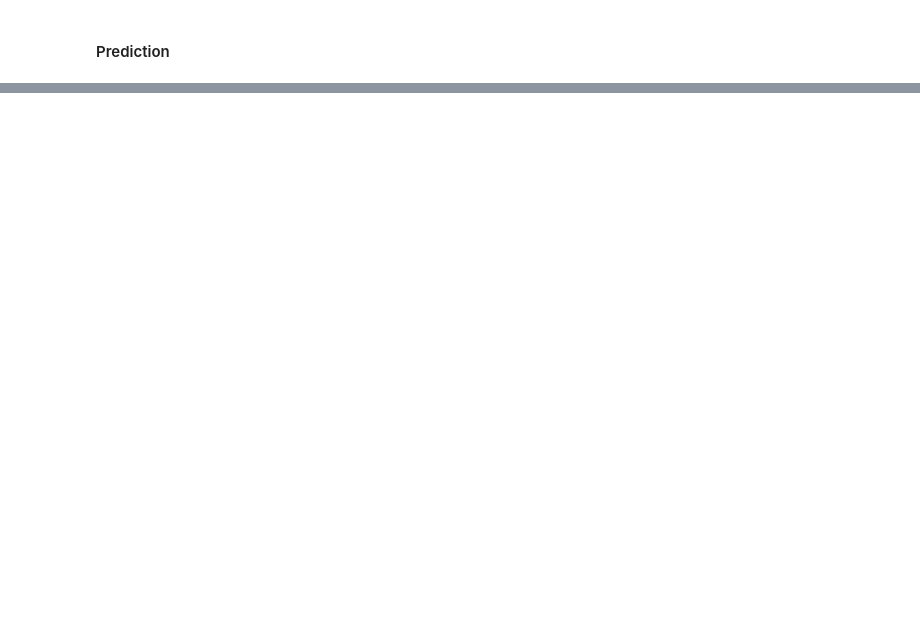
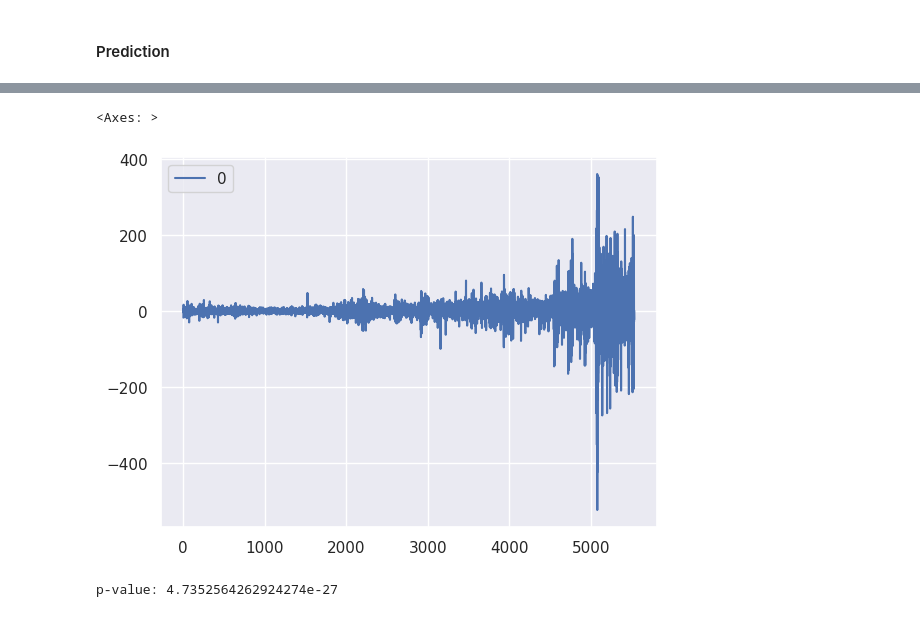
Before and after one commit to christofkaelin/ca683-project-group-1, a Jupyter notebook: CA683_Project_Group1.ipynb, the cells around one changed output, grey strips where cells are left out. Drawn from its saved outputs; the diff is of its cells as text; code cells hidden in the pictures; blank space fills up the shorter version.

```diff
--- a/CA683_Project_Group1.ipynb
+++ b/CA683_Project_Group1.ipynb
@@ -329,0 +269,10 @@ ts_test = ts[5536:]
+# %%
+cutoff_date = pd.Timestamp('2023-07-01', tz='UTC')
+ts = ts[ts['Date'] < cutoff_date] # Drop after June 2023
+print(f"Max. date: {ts['Date'].max()}")
+# %%
+# Split training and test data
+
+splitting_date = pd.Timestamp('2022-01-01', tz='UTC')
+ts_train = ts[ts['Date'] < splitting_date] # Training group until 2021
+print(f"Max. date training: {ts_train['Date'].max()}")
@@ -546,0 +422,16 @@ plt.show()
+# %%
+data = ts
+
+# Graph all data before 2021
+data.plot.line(x='Date', y='Close')
+
+# Training group until 2021
+ts_train = data[data['Date'] < splitting_date]
+ts_test = data[data['Date'] >= splitting_date]
+
+# Graph each section for validation
+ts_train.plot.line(x='Date', y='Close')
+ts_test.plot.line(x='Date', y='Close')
+
+
+close_prices = data['Close'].values.reshape(-1, 1)
@@ -546,0 +693,14 @@ plt.show()
+# %%
+# Differentiate the time-series
+df_train = pd.DataFrame(arima_train)
+arima_train_diff = df_train.diff().dropna()
+arima_train_diff.plot()
+# %% [output]
+<Axes: >
+[figure, added]
+# %%
+#Check for stationarity again
+adf_test = adfuller(arima_train_diff)
+print(f'p-value: {adf_test[1]}')
+# %% [output]
+p-value: 4.7352564262924274e-27
```
Also changed, not shown: parts of 114 cells of this notebook.
